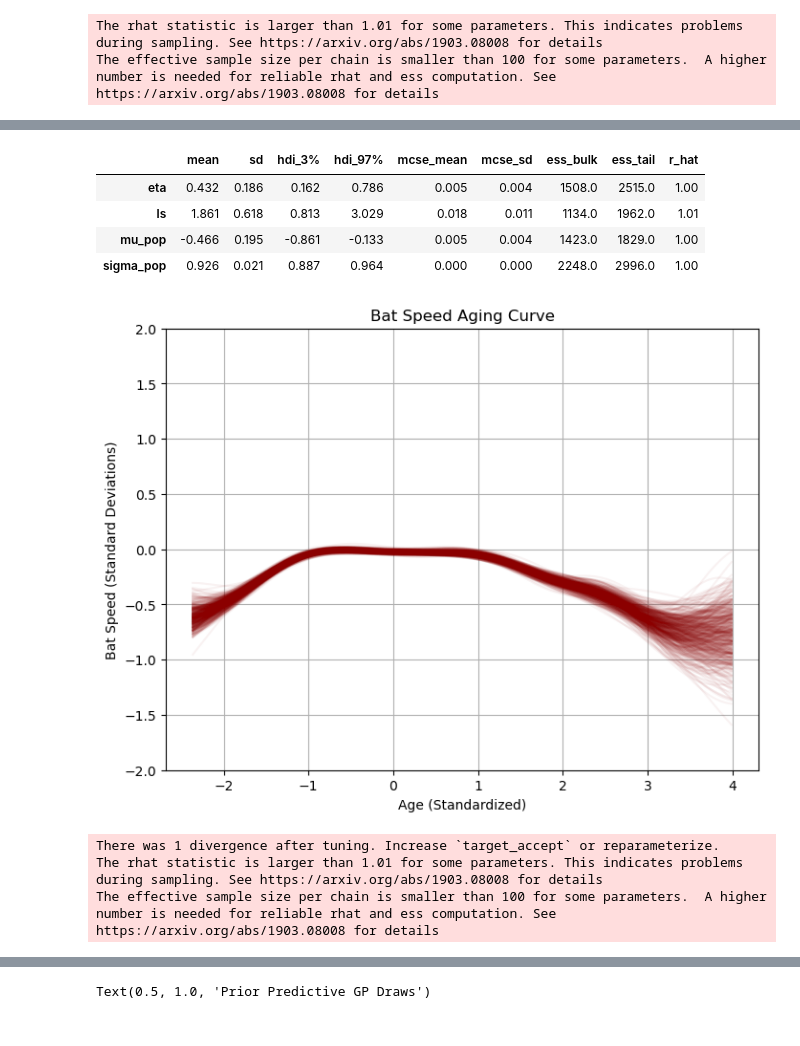
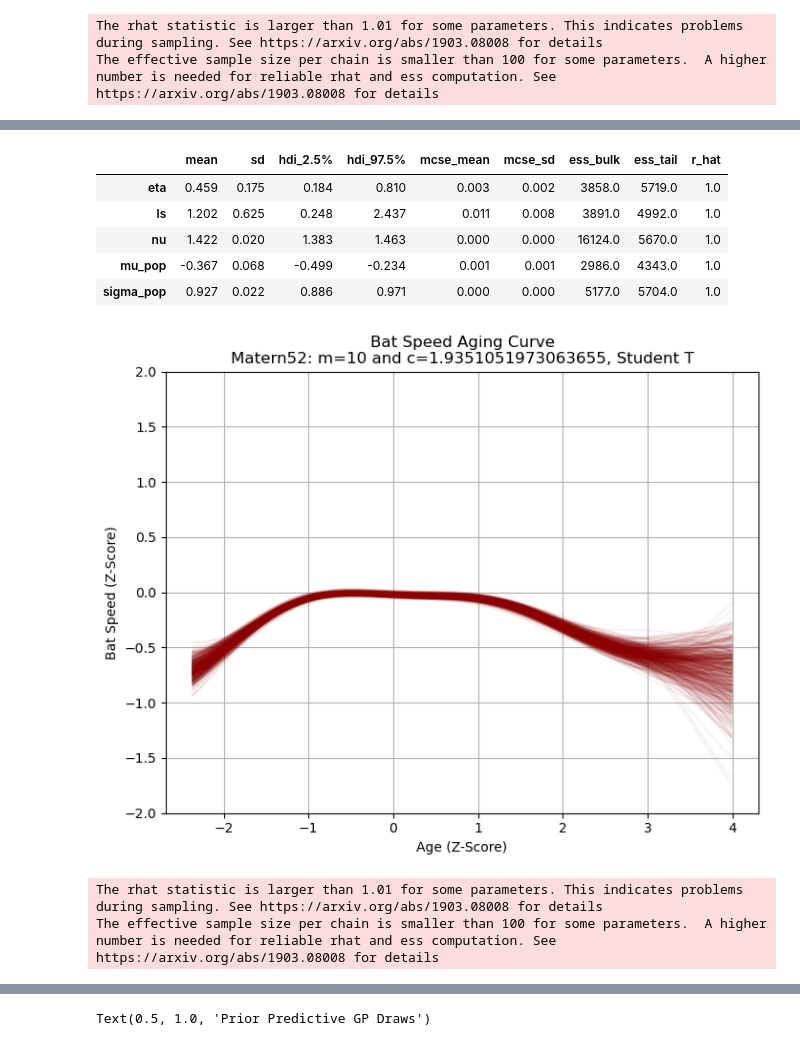
Before and after one commit to remmertjack/portfolio, a Jupyter notebook: batspeed/batspeed_model.ipynb, the cells around one changed output, grey strips where cells are left out. Cells and saved outputs as stored; diff of their text form; code cells hidden in the pictures.

```diff
--- a/batspeed/batspeed_model.ipynb
+++ b/batspeed/batspeed_model.ipynb
@@ -391,3 +365,0 @@ with pm.Model(coords=coords) as model:
-# %%
-# sample
-trace = sample(model, draws = 1000, tune = 1000, target_accept = 0.95,  path='gp_constant.nc')
@@ -447,0 +366,23 @@ ax.grid(True)
+# %%
+# plot of aging curve
+f_draws = trace.posterior["f"].values
+mu_pop_draws = trace.posterior["mu_pop"].values
+f = f_draws.reshape(-1, f_draws.shape[-1])
+mu_pop = mu_pop_draws.reshape(-1, 1)
+
+curves = mu_pop + f
+sort_idx = np.argsort(age_z)
+age_sorted = age_z[sort_idx]
+curves_sorted = curves[:, sort_idx]
+
+fig, ax = plt.subplots(figsize=(8, 6))
+rng = np.random.default_rng(RANDOM_SEED)
+subset_indices = rng.choice(curves_sorted.shape[0], size=500, replace=False)
+for idx in subset_indices:
+    ax.plot(age_sorted, curves_sorted[idx, :], color="darkred", alpha=0.05)
+
+ax.set_title(f"""Bat Speed Aging Curve\nMatern52: m=10 and c=2""")
+ax.set_xlabel("Age (Z-Score)")
+ax.set_ylabel("Bat Speed (Z-Score)")
+ax.set_ylim(-2, 2)
+ax.grid(True)
@@ -455,7 +398,7 @@ coords = {
 # pymc model
 with pm.Model(coords=coords) as model:
     # data
-    player_idx = pm.Data("player_idx", player_index_vals, dims=("observation_id",))
+    player_idx = pm.Data("player_idx", player_idx_vals, dims=("observation_id",))
     age_data = pm.Data('age_data', age_z.reshape(-1,1))
     sigma_data = pm.Data('sigma_data', bat_speed_sigma)
 
@@ -471,7 +414,7 @@ with pm.Model(coords=coords) as model:
     ls = pm.InverseGamma("ls", alpha=3.0, beta=2.0)
     cov_func = eta**2 * pm.gp.cov.Matern52(input_dim=1, ls=ls)
     # HSGP
-    gp = pm.gp.HSGP(m=[m_init], c=c_init, drop_first=True, mean_func=mean, cov_func=cov_func)
+    gp = pm.gp.HSGP(m=[10], c=c_init, drop_first=True, mean_func=mean, cov_func=cov_func)
     f = gp.prior("f", X=age_data)
 
     # expected value
@@ -480,7 +423,7 @@ with pm.Model(coords=coords) as model:
     target = pm.StudentT("target", nu=nu, mu=theta, sigma=sigma_data, observed=bat_speed_z)
 # %%
 # sample
-trace = sample(model, draws = 1000, tune = 1000, target_accept = 0.95,  path='gp_student.nc')
+trace = sample(model, draws = 2000, tune = 2000, target_accept = 0.99,  path='gp_student.nc')
 # %% [output]
 The rhat statistic is larger than 1.01 for some parameters. This indicates problems during sampling. See https://arxiv.org/abs/1903.08008 for details
 The effective sample size per chain is smaller than 100 for some parameters.  A higher number is needed for reliable rhat and ess computation. See https://arxiv.org/abs/1903.08008 for details
@@ -495,35 +435,36 @@ trace_df.loc[trace_df['r_hat']>1.01]
 # %%
-az.summary(trace, var_names=[ 'eta', 'ls','mu_pop', 'sigma_pop'])
+az.summary(trace, var_names=['eta', 'ls', 'nu', 'mu_pop', 'sigma_pop'], hdi_prob=0.95)
 # %% [output]
-|  | mean | sd | hdi_3% | hdi_97% | mcse_mean | mcse_sd | ess_bulk | ess_tail | r_hat |
-| eta | 0.432 | 0.186 | 0.162 | 0.786 | 0.005 | 0.004 | 1508.0 | 2515.0 | 1.00 |
-| ls | 1.861 | 0.618 | 0.813 | 3.029 | 0.018 | 0.011 | 1134.0 | 1962.0 | 1.01 |
-| mu_pop | -0.466 | 0.195 | -0.861 | -0.133 | 0.005 | 0.004 | 1423.0 | 1829.0 | 1.00 |
-| sigma_pop | 0.926 | 0.021 | 0.887 | 0.964 | 0.000 | 0.000 | 2248.0 | 2996.0 | 1.00 |
+|  | mean | sd | hdi_2.5% | hdi_97.5% | mcse_mean | mcse_sd | ess_bulk | ess_tail | r_hat |
+| eta | 0.459 | 0.175 | 0.184 | 0.810 | 0.003 | 0.002 | 3858.0 | 5719.0 | 1.0 |
+| ls | 1.202 | 0.625 | 0.248 | 2.437 | 0.011 | 0.008 | 3891.0 | 4992.0 | 1.0 |
+| nu | 1.422 | 0.020 | 1.383 | 1.463 | 0.000 | 0.000 | 16124.0 | 5670.0 | 1.0 |
+| mu_pop | -0.367 | 0.068 | -0.499 | -0.234 | 0.001 | 0.001 | 2986.0 | 4343.0 | 1.0 |
+| sigma_pop | 0.927 | 0.022 | 0.886 | 0.971 | 0.000 | 0.000 | 5177.0 | 5704.0 | 1.0 |
 # %%
 f_draws = trace.posterior["f"].values
 mu_pop_draws = trace.posterior["mu_pop"].values
 f = f_draws.reshape(-1, f_draws.shape[-1])
 mu_pop = mu_pop_draws.reshape(-1, 1)
 
 curves = f + mu_pop
 sort_idx = np.argsort(age_z)
 age_sorted = age_z[sort_idx]
 curves_sorted = curves[:, sort_idx]
 
 fig, ax = plt.subplots(figsize=(8, 6))
 rng = np.random.default_rng(RANDOM_SEED)
 subset_indices = rng.choice(curves_sorted.shape[0], size=500, replace=False)
 for idx in subset_indices:
     ax.plot(age_sorted, curves_sorted[idx, :], color="darkred", alpha=0.05)
 
-ax.set_title("Bat Speed Aging Curve")
-ax.set_xlabel("Age (Standardized)")
-ax.set_ylabel("Bat Speed (Standard Deviations)")
+ax.set_title(f"""Bat Speed Aging Curve\nMatern52: m=10 and c={c_init}, Student T""")
+ax.set_xlabel("Age (Z-Score)")
+ax.set_ylabel("Bat Speed (Z-Score)")
 ax.set_ylim(-2, 2)
 ax.grid(True)
 
 # better, smoother aging curve due to lengthscale
 # %% [output]
-[figure, old version]
+[figure, new version]
 # %%
@@ -561,9 +502,8 @@ with pm.Model(coords=coords) as model:
     target = pm.StudentT("target", nu=nu, mu=theta, sigma=sigma_data, observed=bat_speed_z)
 # %%
 # sample
-trace = sample(model, draws = 1000, tune = 1000, target_accept = 0.95,  path='gp_student.nc')
+trace = sample(model, draws = 2000, tune = 2000, target_accept = 0.99,  path='gp_student.nc')
 # %% [output]
-There was 1 divergence after tuning. Increase `target_accept` or reparameterize.
 The rhat statistic is larger than 1.01 for some parameters. This indicates problems during sampling. See https://arxiv.org/abs/1903.08008 for details
 The effective sample size per chain is smaller than 100 for some parameters.  A higher number is needed for reliable rhat and ess computation. See https://arxiv.org/abs/1903.08008 for details
 # %%
```
Also changed, not shown: parts of 27 cells of this notebook.
